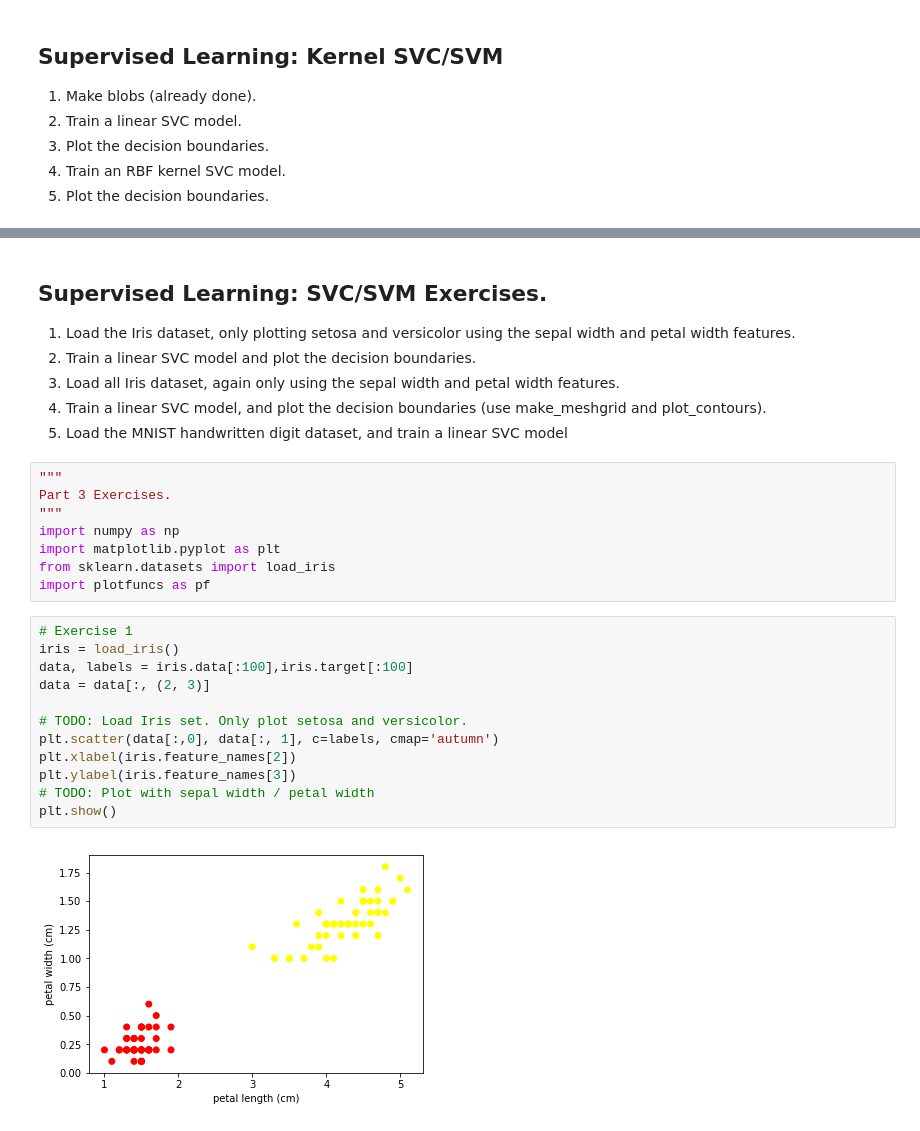
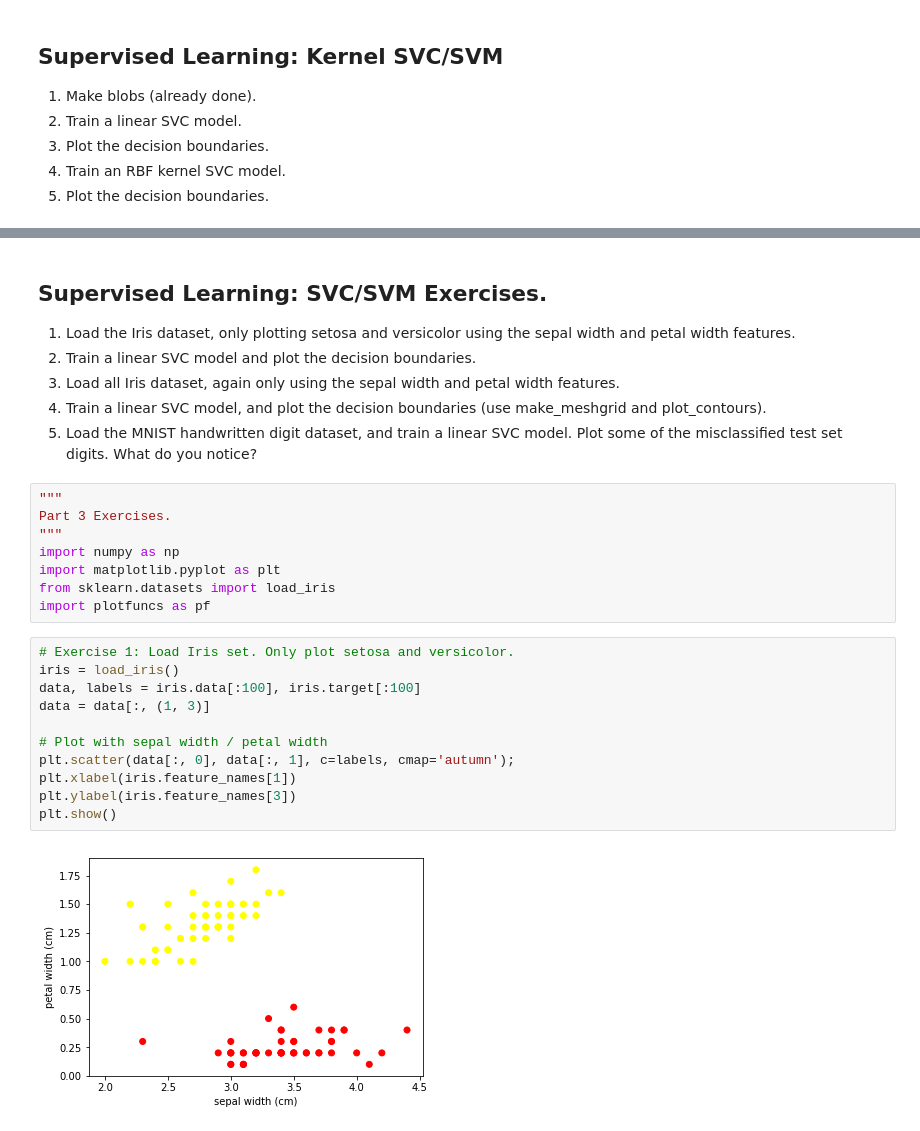
Before and after one commit to jacobhjkim/IRISDataSet, a Jupyter notebook: PitS_Supervised_Learning.ipynb, the cells around one changed output, grey strips where cells are left out. Cells and saved outputs as stored; diff of their text form.

```diff
--- a/PitS_Supervised_Learning.ipynb
+++ b/PitS_Supervised_Learning.ipynb
@@ -133,7 +144,7 @@ plt.show()
 2. Train a linear SVC model and plot the decision boundaries.
 3. Load all Iris dataset, again only using the sepal width and petal width features.
 4. Train a linear SVC model, and plot the decision boundaries (use make_meshgrid and plot_contours).
-5. Load the MNIST handwritten digit dataset, and train a linear SVC model
+5. Load the MNIST handwritten digit dataset, and train a linear SVC model. Plot some of the misclassified test set digits. What do you notice?
 # %%
 """
 Part 3 Exercises.
@@ -143,16 +154,15 @@ import matplotlib.pyplot as plt
 from sklearn.datasets import load_iris
 import plotfuncs as pf
 # %%
-# Exercise 1
+# Exercise 1: Load Iris set. Only plot setosa and versicolor.
 iris = load_iris()
-data, labels = iris.data[:100],iris.target[:100]
-data = data[:, (2, 3)]
+data, labels = iris.data[:100], iris.target[:100]
+data = data[:, (1, 3)]
 
-# TODO: Load Iris set. Only plot setosa and versicolor.
-plt.scatter(data[:,0], data[:, 1], c=labels, cmap='autumn')
-plt.xlabel(iris.feature_names[2])
+# Plot with sepal width / petal width
+plt.scatter(data[:, 0], data[:, 1], c=labels, cmap='autumn');
+plt.xlabel(iris.feature_names[1])
 plt.ylabel(iris.feature_names[3])
-# TODO: Plot with sepal width / petal width
 plt.show()
 # %% [output]
-[figure, old version]
+[figure, new version]
```
Also changed, not shown: parts of 11 cells of this notebook, 14 other files.
